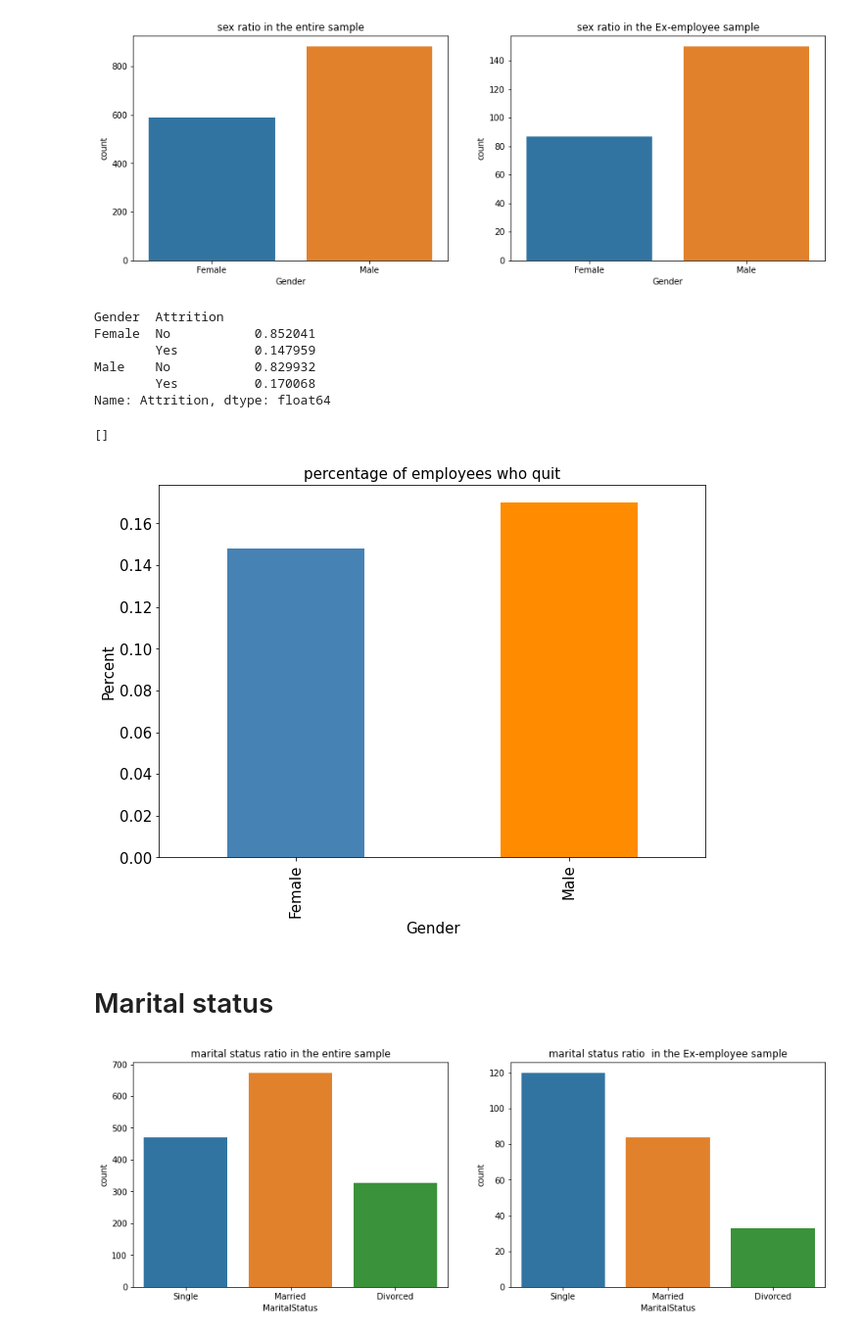
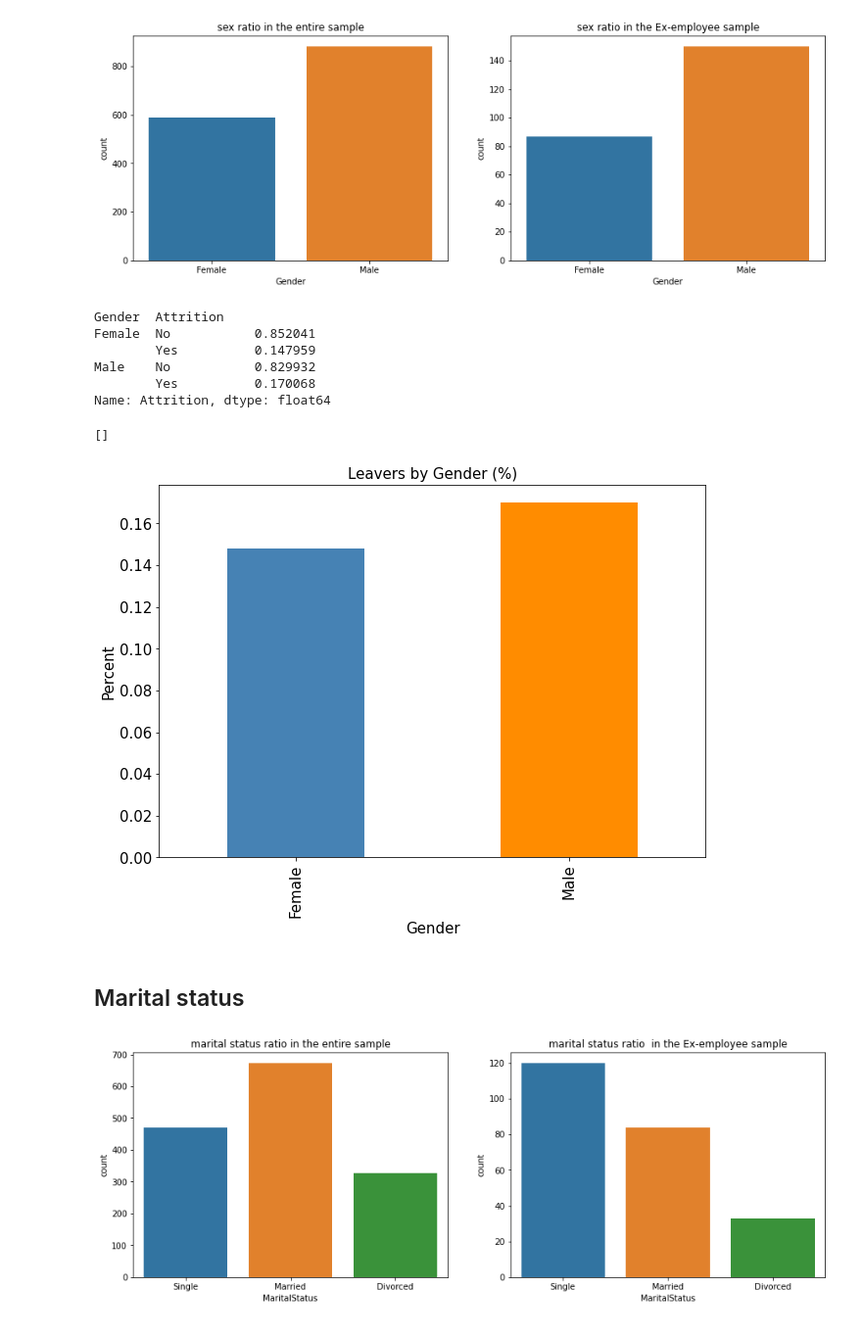
Before and after one commit to slavaminchuk/Employee-Churn, a Jupyter notebook: Отток сотрудников.ipynb, the cells around one changed output. Shown at 98% size. Drawn from its saved outputs; the diff is of its cells as text; code cells hidden in the pictures.

```diff
--- a/Отток сотрудников.ipynb
+++ b/Отток сотрудников.ipynb
@@ -137,30 +137,32 @@ plt.show()
 # %% [output]
 [figure]
 # %%
-#percentage of active employees and ex-employees, depending on gender
-percent = df.groupby("Gender")["Attrition"].value_counts(normalize=True)
-print(percent)
+# percentage of active employees and ex-employees, depending on gender
+df_gb_gender = df.groupby("Gender")["Attrition"].value_counts(normalize=True)
+print(df_gb_gender)
 
-percent_attr_yes = percent[[1, 3]]
-percent_attr_yes.index = ["Female", "Male"]
-percent_attr_yes.plot(kind="bar", color=["steelblue", "darkorange"], figsize=(10, 7))
+# distribution by Gender among Ex-employees
+exempl_gb_gender = df_gb_gender[[1, 3]]
+exempl_gb_gender.index = ["Female", "Male"]
+
+exempl_gb_gender.plot(
+    kind="bar", color=["steelblue", "darkorange"], figsize=(10, 7), fontsize=15
+)
 plt.xlabel("Gender", fontsize=15)
 plt.ylabel("Percent", fontsize=15)
-plt.xticks(fontsize=15)
-plt.yticks(fontsize=15)
-plt.title("percentage of employees who quit", fontsize=15)
+plt.title("Leavers by Gender (%)", fontsize=15)
 plt.plot()
 # %% [output]
 Gender  Attrition
 Female  No           0.852041
         Yes          0.147959
 Male    No           0.829932
         Yes          0.170068
 Name: Attrition, dtype: float64
 []
-[figure, old version]
+[figure, new version]
 # %% [markdown]
-# Marital status
+## Marital status
 # %%
 fig, (ax1, ax2) = plt.subplots(1, 2, figsize=(15, 5))
 
```
Also changed, not shown: parts of 15 cells of this notebook.
